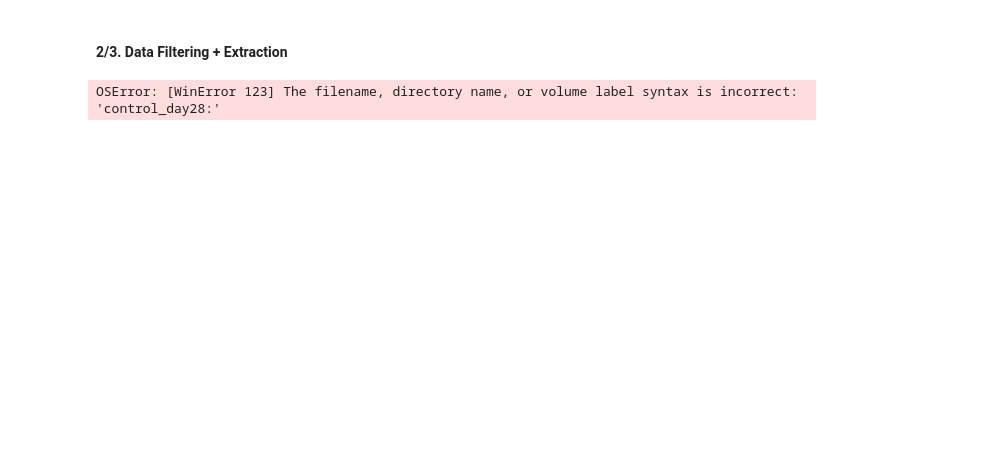
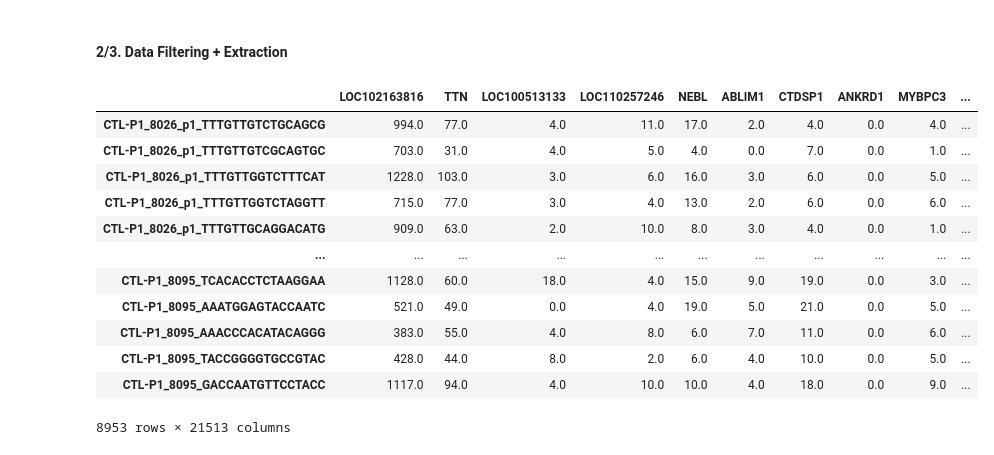
Before and after one commit to irsyadadam/double_injury_gsea, a Jupyter notebook: gene_extraction_by_stage/extract_genes.ipynb, the cells around one changed output. Drawn from its saved outputs; the diff is of its cells as text; code cells hidden in the pictures; blank space fills up the shorter version.

Commit message:
successfully extracted genes

```diff
--- a/gene_extraction_by_stage/extract_genes.ipynb
+++ b/gene_extraction_by_stage/extract_genes.ipynb
@@ -33,7 +35,7 @@ import os
 # %%
 #read data
 print("ETA: ~40 sec")
-h5ad = "../../double_injury/double_injury_seurat_h5ad/double_injury.h5ad"
+h5ad = "../../scrna_data/double_injury.h5ad"
 seurat_clusters = sc.read_h5ad(h5ad)
 print("h5ad import successful \n")
 
@@ -165,4 +155,20 @@ def extract_gene_lists(control_model, mask: dict) -> None:
-# %%
-extract_gene_lists(control_model, control_model_mask)
-# %% [output]
-OSError: [WinError 123] The filename, directory name, or volume label syntax is incorrect: 'control_day28:'
+# %%
+day1df = gene_expr_data[gene_expr_data["orig.ident"].isin(day1)]
+# %%
+day1df = day1df.drop(["orig.ident"], axis = 1)
+# %%
+day1df
+# %% [output]
+|  | LOC102163816 | TTN | LOC100513133 | LOC110257246 | NEBL | ABLIM1 | CTDSP1 | ANKRD1 | MYBPC3 | ... |
+| CTL-P1_8026_p1_TTTGTTGTCTGCAGCG | 994.0 | 77.0 | 4.0 | 11.0 | 17.0 | 2.0 | 4.0 | 0.0 | 4.0 | ... |
+| CTL-P1_8026_p1_TTTGTTGTCGCAGTGC | 703.0 | 31.0 | 4.0 | 5.0 | 4.0 | 0.0 | 7.0 | 0.0 | 1.0 | ... |
+| CTL-P1_8026_p1_TTTGTTGGTCTTTCAT | 1228.0 | 103.0 | 3.0 | 6.0 | 16.0 | 3.0 | 6.0 | 0.0 | 5.0 | ... |
+| CTL-P1_8026_p1_TTTGTTGGTCTAGGTT | 715.0 | 77.0 | 3.0 | 4.0 | 13.0 | 2.0 | 6.0 | 0.0 | 6.0 | ... |
+| CTL-P1_8026_p1_TTTGTTGCAGGACATG | 909.0 | 63.0 | 2.0 | 10.0 | 8.0 | 3.0 | 4.0 | 0.0 | 1.0 | ... |
+| ... | ... | ... | ... | ... | ... | ... | ... | ... | ... | ... |
+| CTL-P1_8095_TCACACCTCTAAGGAA | 1128.0 | 60.0 | 18.0 | 4.0 | 15.0 | 9.0 | 19.0 | 0.0 | 3.0 | ... |
+| CTL-P1_8095_AAATGGAGTACCAATC | 521.0 | 49.0 | 0.0 | 4.0 | 19.0 | 5.0 | 21.0 | 0.0 | 5.0 | ... |
+| CTL-P1_8095_AAACCCACATACAGGG | 383.0 | 55.0 | 4.0 | 8.0 | 6.0 | 7.0 | 11.0 | 0.0 | 6.0 | ... |
+| CTL-P1_8095_TACCGGGGTGCCGTAC | 428.0 | 44.0 | 8.0 | 2.0 | 6.0 | 4.0 | 10.0 | 0.0 | 5.0 | ... |
+| CTL-P1_8095_GACCAATGTTCCTACC | 1117.0 | 94.0 | 4.0 | 10.0 | 10.0 | 4.0 | 18.0 | 0.0 | 9.0 | ... |
+8953 rows × 21513 columns
```
Also changed, not shown: parts of 6 cells of this notebook.
